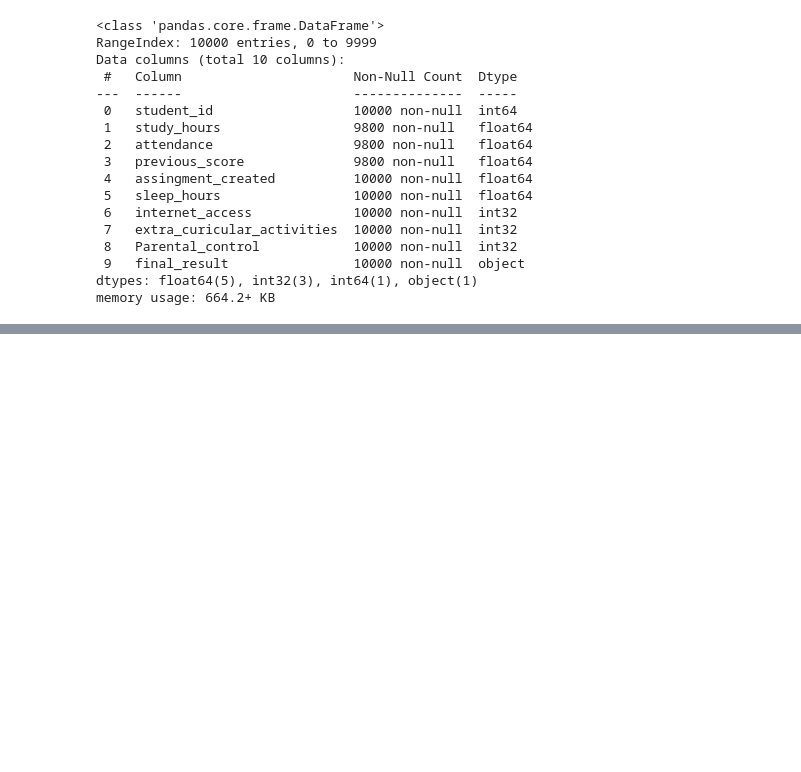
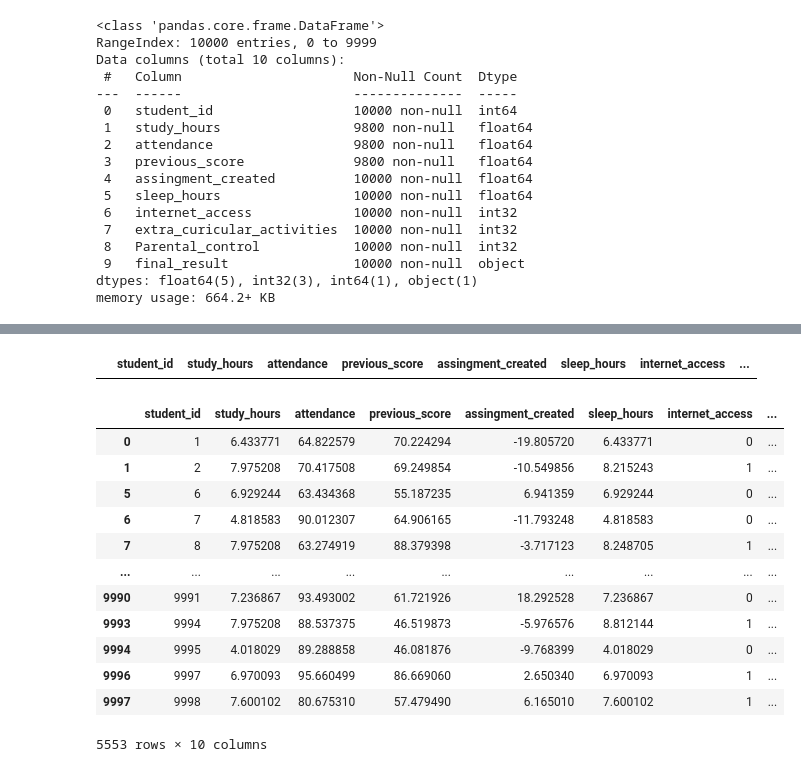
Before and after one commit to Anubhavpq/GFG_Data_Analysis, a Jupyter notebook: AIML_Workshop/3.ipynb, the cells around one changed output, grey strips where cells are left out. Saved outputs shown, nothing was run; the diff lists cells and outputs as text; code cells hidden in the pictures; blank space fills up the shorter version.

```diff
--- a/AIML_Workshop/3.ipynb
+++ b/AIML_Workshop/3.ipynb
@@ -249,3 +249,11 @@ Data columns (total 10 columns):
  9   final_result                10000 non-null  object
 dtypes: float64(5), int32(3), int64(1), object(1)
 memory usage: 664.2+ KB
+# %%
+median_sh = data["study_hours"].median()
+data["study_hours"].fillna(median_sh , inplace = True )
+median_aa = data["attendance"].median()
+data["attendance"].fillna(median_aa , inplace= True)
+median_ps = data["previous_score"].median()
+data["previous_score"].fillna(median_ps , inplace= True)
+data.isnull().sum()
@@ -251,0 +290,28 @@ memory usage: 664.2+ KB
+# %%
+Q1 = data["study_hours"].quantile(0.25)
+Q3 = data["study_hours"].quantile(0.75)
+IQR = Q3 - Q1
+lower = Q1 - 1.5*IQR
+upper = Q3 + 1.5*IQR
+
+data["study_hours"] = data["sleep_hours"].clip(lower , upper)
+# %%
+data[(data["study_hours"] < 1.5 ) & (data["final_result "] == "pass")]
+# %% [output]
+|  | student_id | study_hours | attendance | previous_score | assingment_created | sleep_hours | internet_access | ... |
+# %%
+data[(data["study_hours"] > 4 ) & (data["final_result "] == "fail")]
+# %% [output]
+|  | student_id | study_hours | attendance | previous_score | assingment_created | sleep_hours | internet_access | ... |
+| 0 | 1 | 6.433771 | 64.822579 | 70.224294 | -19.805720 | 6.433771 | 0 | ... |
+| 1 | 2 | 7.975208 | 70.417508 | 69.249854 | -10.549856 | 8.215243 | 1 | ... |
+| 5 | 6 | 6.929244 | 63.434368 | 55.187235 | 6.941359 | 6.929244 | 0 | ... |
+| 6 | 7 | 4.818583 | 90.012307 | 64.906165 | -11.793248 | 4.818583 | 0 | ... |
+| 7 | 8 | 7.975208 | 63.274919 | 88.379398 | -3.717123 | 8.248705 | 1 | ... |
+| ... | ... | ... | ... | ... | ... | ... | ... | ... |
+| 9990 | 9991 | 7.236867 | 93.493002 | 61.721926 | 18.292528 | 7.236867 | 0 | ... |
+| 9993 | 9994 | 7.975208 | 88.537375 | 46.519873 | -5.976576 | 8.812144 | 1 | ... |
+| 9994 | 9995 | 4.018029 | 89.288858 | 46.081876 | -9.768399 | 4.018029 | 0 | ... |
+| 9996 | 9997 | 6.970093 | 95.660499 | 86.669060 | 2.650340 | 6.970093 | 1 | ... |
+| 9997 | 9998 | 7.600102 | 80.675310 | 57.479490 | 6.165010 | 7.600102 | 1 | ... |
+5553 rows × 10 columns
```
Also changed, not shown: parts of 11 cells of this notebook.
